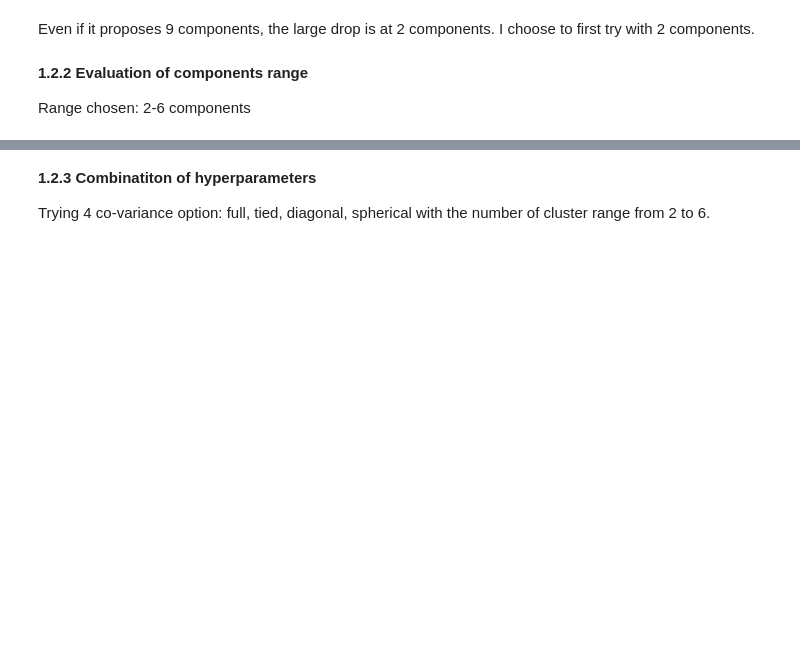
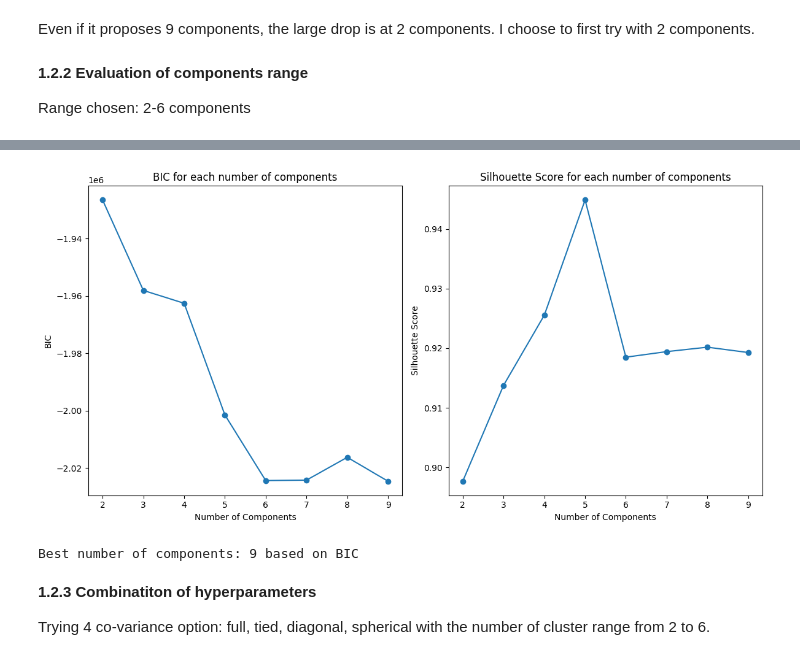
Before and after one commit to CHGROSJEAN/2024_MLEES, a Jupyter notebook: Projet/Projet_Charlotte_Grosjean.ipynb, the cells around one changed output, grey strips where cells are left out. Cells and saved outputs as stored; diff of their text form; code cells hidden in the pictures; blank space fills up the shorter version.

```diff
--- a/Projet/Projet_Charlotte_Grosjean.ipynb
+++ b/Projet/Projet_Charlotte_Grosjean.ipynb
@@ -406,57 +435,38 @@ Range chosen: 2-6 components
 # %%
-# Range of components to evaluate
-component_range = range(2, 10)  # For component numbers 2, 3, 4, 5, 6
-
-# Store results
-models = {}
-bic_scores = []
-silhouette_scores = []
-
-# Loop through the range of components
-for n_components in component_range:
-    # Create and fit the Gaussian Mixture Model
-    gmm = GaussianMixture(n_components=n_components, random_state=42)
-    gmm.fit(X_train)  # Assuming X_train is your data
-
-    # Store the model and metrics
-    models[n_components] = gmm
-    bic_scores.append(gmm.bic(X_train))
-
-    # Predict cluster labels
-    labels = gmm.predict(X_train)
-
-    # Calculate silhouette score
-    silhouette = silhouette_score(X_train, labels)
-    silhouette_scores.append(silhouette)
-
 # Plot BIC, and Silhouette Score for each number of components
 plt.figure(figsize=(12, 6))
 
 
 # Plot BIC
-plt.subplot(1, 3, 2)
+plt.subplot(1, 2, 1)
 plt.plot(component_range, bic_scores, marker='o')
 plt.title('BIC for each number of components')
 plt.xlabel('Number of Components')
 plt.ylabel('BIC')
 
 # Plot Silhouette Score
-plt.subplot(1, 3, 3)
+plt.subplot(1, 2, 2)
 plt.plot(component_range, silhouette_scores, marker='o')
 plt.title('Silhouette Score for each number of components')
 plt.xlabel('Number of Components')
 plt.ylabel('Silhouette Score')
 
 plt.tight_layout()
+
+# Save the figure as a PDF
+output_path = "plot_bic_silhouette.pdf"
+plt.savefig(output_path, format='pdf')
+
+
 plt.show()
 
 # Select the best model based on the criteria you prefer (AIC, BIC, or silhouette score)
 best_n_components = component_range[np.argmin(bic_scores)]
 best_gmm_model = models[best_n_components]
 print(f"Best number of components: {best_n_components} based on BIC")
-
-# Save the plot as a PDF file
-plt.savefig("BIC_Sil", format='pdf')
+# %% [output]
+[figure, added]
+Best number of components: 9 based on BIC
 # %% [markdown]
 **1.2.3 Combinatiton of hyperparameters**
 
```
Also changed, not shown: parts of 2 cells of this notebook.
